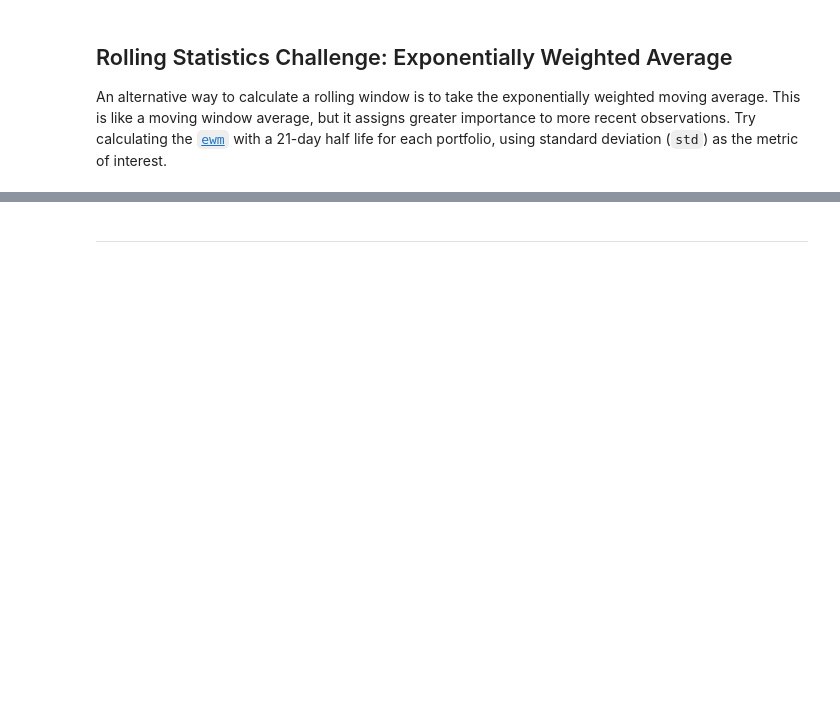
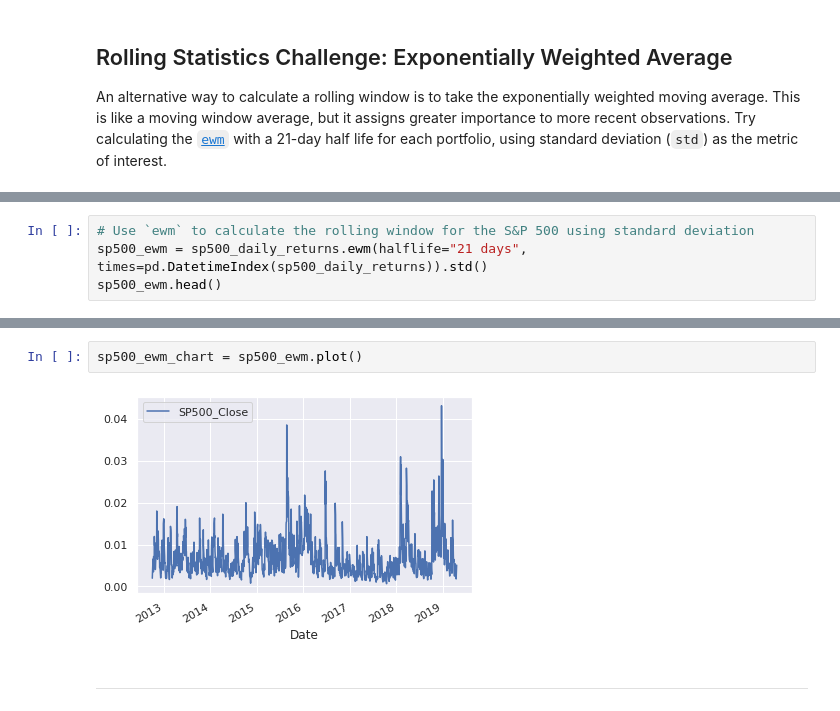
Before and after one commit to gadam/fintech_assessment_03, a Jupyter notebook: whale_analysis.ipynb, the cells around one changed output, grey strips where cells are left out. Cells and saved outputs as stored; diff of their text form; blank space fills up the shorter version.

```diff
--- a/whale_analysis.ipynb
+++ b/whale_analysis.ipynb
@@ -551,0 +582,4 @@ An alternative way to calculate a rolling window is to take the exponentially we
+# %%
+# Use `ewm` to calculate the rolling window for the S&P 500 using standard deviation
+sp500_ewm = sp500_daily_returns.ewm(halflife="21 days", times=pd.DatetimeIndex(sp500_daily_returns)).std()
+sp500_ewm.head()
@@ -552,3 +594,7 @@ An alternative way to calculate a rolling window is to take the exponentially we
+# %%
+sp500_ewm_chart = sp500_ewm.plot()
+# %% [output]
+[figure, added]
 # %% [markdown]
 ---
 # %% [markdown]
```
Also changed, not shown: parts of 6 cells of this notebook.
